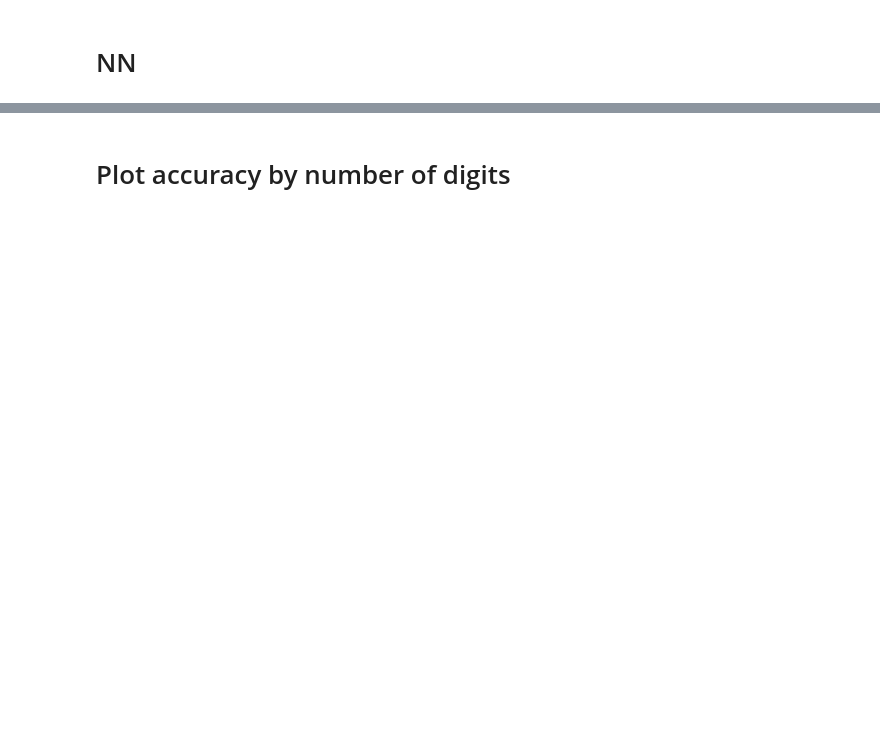
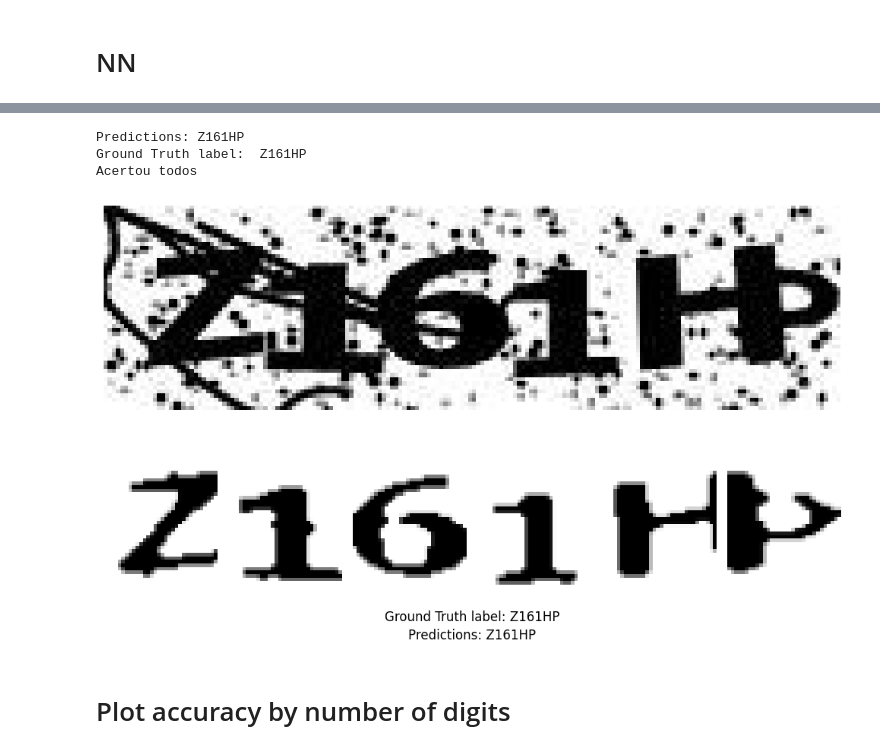
Before and after one commit to lorenzo-cm/tp-icv, a Jupyter notebook: main.ipynb, the cells around one changed output, grey strips where cells are left out. Saved outputs shown, nothing was run; the diff lists cells and outputs as text; code cells hidden in the pictures; blank space fills up the shorter version.

```diff
--- a/main.ipynb
+++ b/main.ipynb
@@ -78,34 +146,47 @@ def results_nn(idx_image):
     ax1 = plt.subplot2grid((2, 1), (0, 0), rowspan=1)
     ax1.imshow(test_images_ground_truth[offset//6], cmap='gray')
     ax1.axis('off')
 
     preds = []
     for i in range(6):
         ax = plt.subplot2grid((2, 6), (1, i))
         ax.imshow(X_test[i+offset], cmap='gray')
         ax.axis('off')
 
         with torch.no_grad():
             tensor = transform(X_test[i+offset]).to('cuda')
             outputs = model(tensor.unsqueeze(0))
             _, pred = torch.max(outputs, 1)
             char_pred = convert_int_to_char(int(pred))
             preds.append(char_pred)
 
     plt.tight_layout()
 
-    plt.savefig('./images/ground_truth_vs_filtered.png', bbox_inches='tight')
+    pred_string = ''.join(preds)
+    ground_truth_label = test_labels[offset//6]
 
-    pred_string = ''.join(preds)
+    plt.figtext(0.5, 0.01, f'Predictions: {pred_string}', ha='center', fontsize=12)
+    plt.figtext(0.5, 0.05, f'Ground Truth label: {ground_truth_label}', ha='center', fontsize=12)
+
+    plt.savefig('./images/ground_truth_vs_filtered_with_pred.png', bbox_inches='tight')
+
+
     print("Predictions:", pred_string)
-    print("Ground Truth label: ", test_labels[offset//6])
+    print("Ground Truth label: ", ground_truth_label)
 
     num_errors = 0
     for i in range(len(pred_string)):
-        if pred_string[i] != test_labels[offset//6][i]:
+        if pred_string[i] != ground_truth_label[i]:
             num_errors += 1
 
     if not num_errors:
         print('Acertou todos')
     else:
         print(f'Errou {num_errors} vezes')
+
+results_nn(315)
+# %% [output]
+Predictions: Z161HP
+Ground Truth label:  Z161HP
+Acertou todos
+[figure, added]
```
Also changed, not shown: parts of 16 cells of this notebook, 3 other files.
